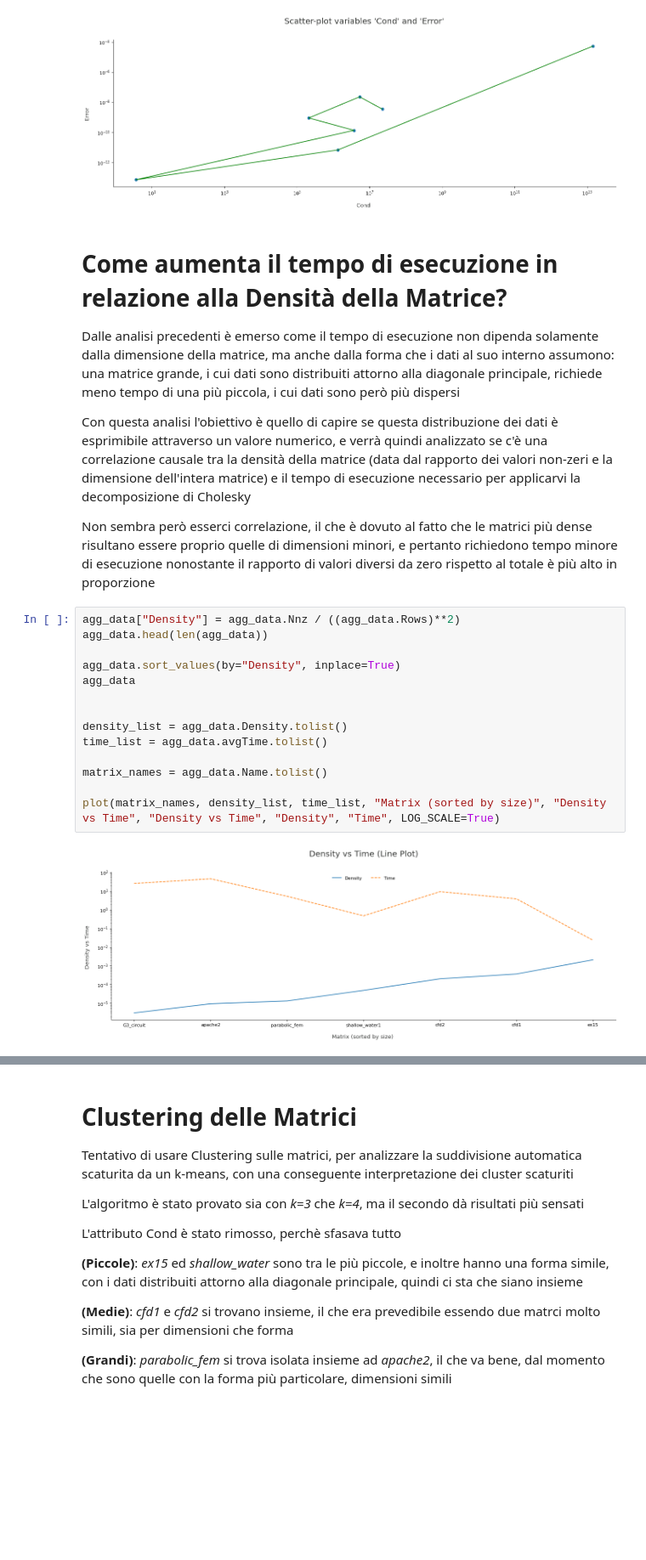
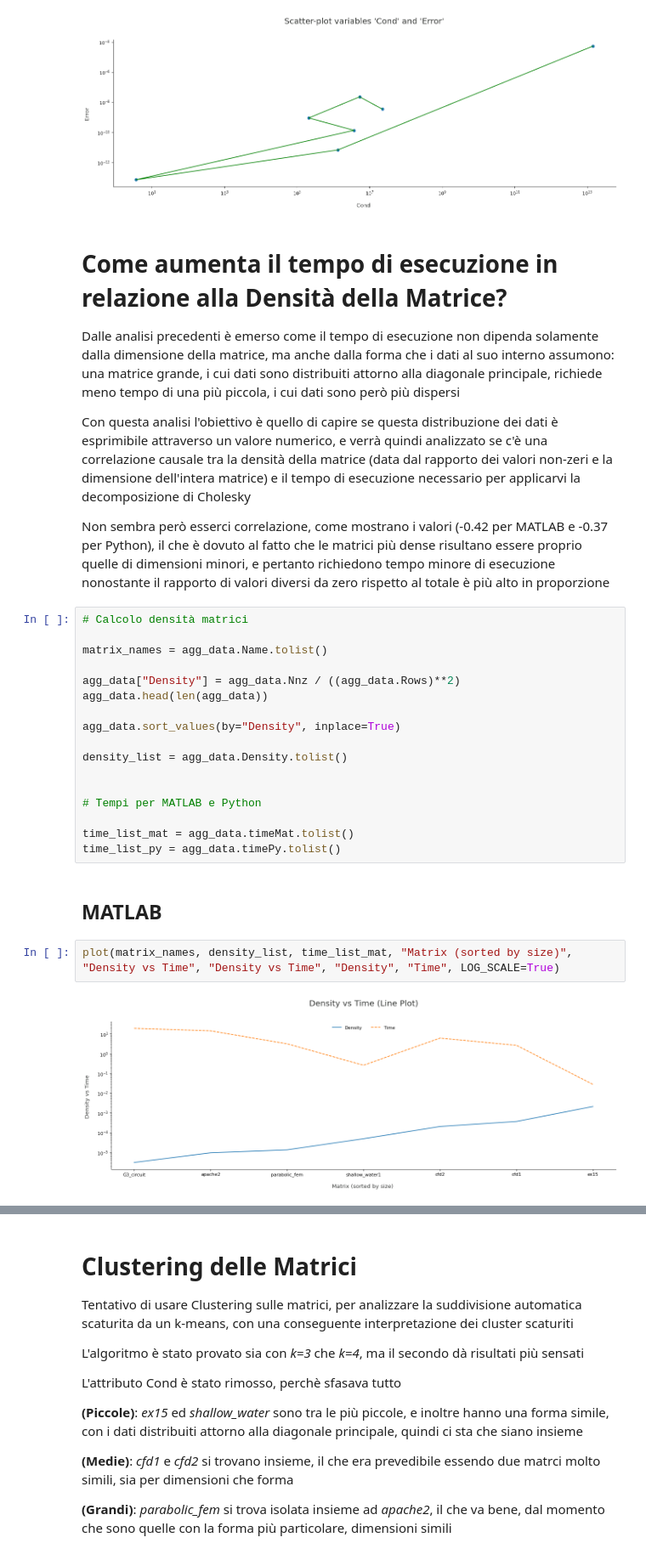
Before and after one commit to simonebenitozzi/cholesky-analysis, a Jupyter notebook: Analysis/resources/additional_analysis.ipynb, the cells around one changed output, grey strips where cells are left out. Shown: that part at 85% size. Drawn from its saved outputs; the diff is of its cells as text; blank space fills up the shorter version.

```diff
--- a/Analysis/resources/additional_analysis.ipynb
+++ b/Analysis/resources/additional_analysis.ipynb
@@ -237,21 +249,28 @@ Dalle analisi precedenti è emerso come il tempo di esecuzione non dipenda solam
 
 Con questa analisi l'obiettivo è quello di capire se questa distribuzione dei dati è esprimibile attraverso un valore numerico, e verrà quindi analizzato se c'è una correlazione causale tra la densità della matrice (data dal rapporto dei valori non-zeri e la dimensione dell'intera matrice) e il tempo di esecuzione necessario per applicarvi la decomposizione di Cholesky
 
-Non sembra però esserci correlazione, il che è dovuto al fatto che le matrici più dense risultano essere proprio quelle di dimensioni minori, e pertanto richiedono tempo minore di esecuzione nonostante il rapporto di valori diversi da zero rispetto al totale è più alto in proporzione
+Non sembra però esserci correlazione, come mostrano i valori (-0.42 per MATLAB e -0.37 per Python), il che è dovuto al fatto che le matrici più dense risultano essere proprio quelle di dimensioni minori, e pertanto richiedono tempo minore di esecuzione nonostante il rapporto di valori diversi da zero rispetto al totale è più alto in proporzione
 # %%
+# Calcolo densità matrici
+
+matrix_names = agg_data.Name.tolist()
+
 agg_data["Density"] = agg_data.Nnz / ((agg_data.Rows)**2)
 agg_data.head(len(agg_data))
 
 agg_data.sort_values(by="Density", inplace=True)
-agg_data
+
+density_list = agg_data.Density.tolist()
 
 
-density_list = agg_data.Density.tolist()
-time_list = agg_data.avgTime.tolist()
+# Tempi per MATLAB e Python
 
-matrix_names = agg_data.Name.tolist()
-
-plot(matrix_names, density_list, time_list, "Matrix (sorted by size)", "Density vs Time", "Density vs Time", "Density", "Time", LOG_SCALE=True)
+time_list_mat = agg_data.timeMat.tolist()
+time_list_py = agg_data.timePy.tolist()
-# %% [output]
-[figure, removed]
+# %% [markdown]
+## MATLAB
+# %%
+plot(matrix_names, density_list, time_list_mat, "Matrix (sorted by size)", "Density vs Time", "Density vs Time", "Density", "Time", LOG_SCALE=True)
+# %% [output]
+[figure, added]
 # %%
```
Also changed, not shown: parts of 10 cells of this notebook, 2 other files.
